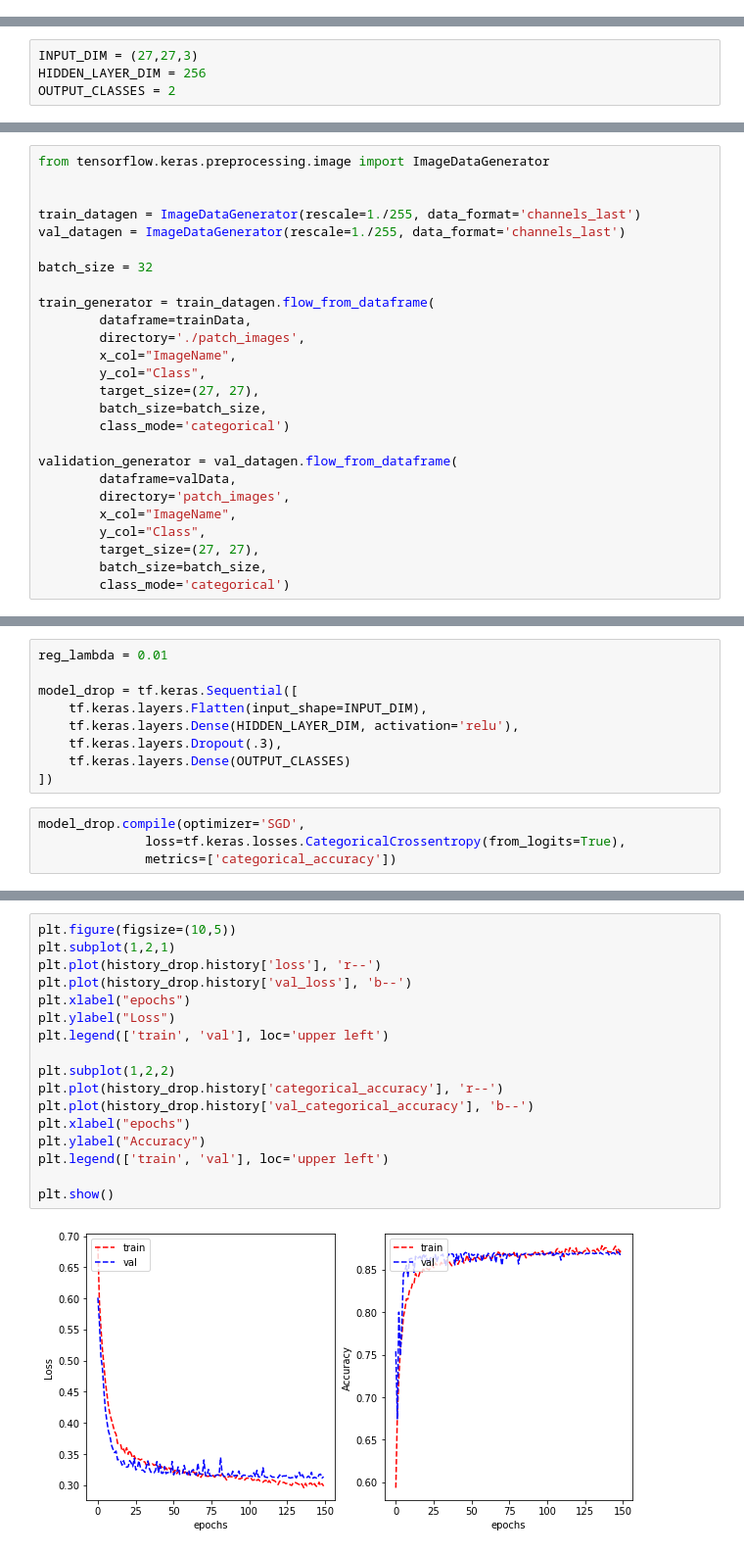
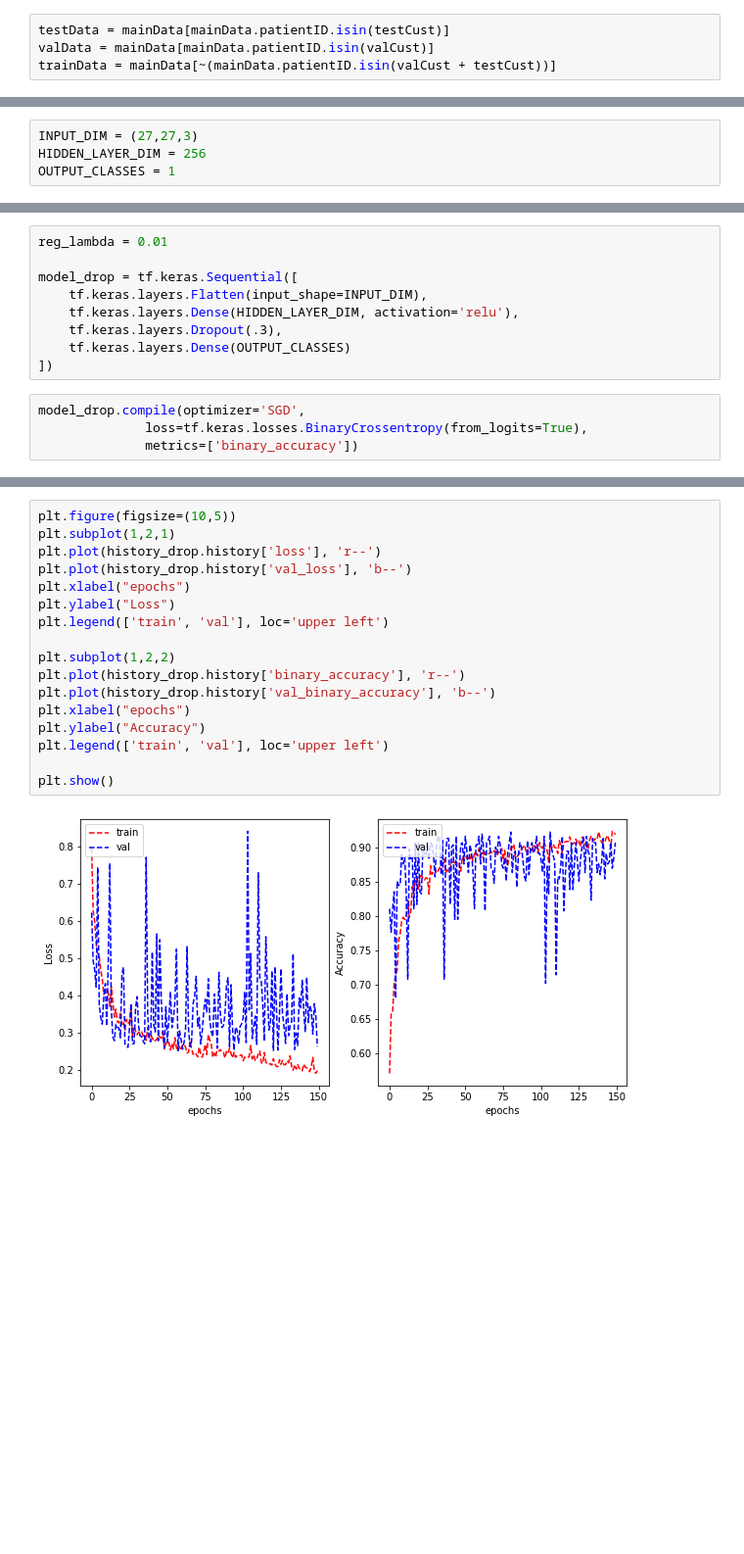
Before and after one commit to simonb65/COSC2673-A2, a Jupyter notebook: Ass2-Dev.ipynb, the cells around one changed output, grey strips where cells are left out. Shown: that part at 98% size. Cells and saved outputs as stored; diff of their text form; blank space fills up the shorter version.

```diff
--- a/Ass2-Dev.ipynb
+++ b/Ass2-Dev.ipynb
@@ -169,0 +210,4 @@ mainData.append(extraData, ignore_index=True)
+# %%
+testData = mainData[mainData.patientID.isin(testCust)]
+valData = mainData[mainData.patientID.isin(valCust)]
+trainData = mainData[~(mainData.patientID.isin(valCust + testCust))]
@@ -173,4 +254,4 @@ mainData.append(extraData, ignore_index=True)
 # %%
 INPUT_DIM = (27,27,3)
 HIDDEN_LAYER_DIM = 256
-OUTPUT_CLASSES = 2
+OUTPUT_CLASSES = 1
@@ -236,26 +313,0 @@ trainData.head()
-# %%
-from tensorflow.keras.preprocessing.image import ImageDataGenerator
-
-
-train_datagen = ImageDataGenerator(rescale=1./255, data_format='channels_last')
-val_datagen = ImageDataGenerator(rescale=1./255, data_format='channels_last')
-
-batch_size = 32
-
-train_generator = train_datagen.flow_from_dataframe(
-        dataframe=trainData,
-        directory='./patch_images',
-        x_col="ImageName",
-        y_col="Class",
-        target_size=(27, 27),
-        batch_size=batch_size,
-        class_mode='categorical')
-
-validation_generator = val_datagen.flow_from_dataframe(
-        dataframe=valData,
-        directory='patch_images',
-        x_col="ImageName",
-        y_col="Class",
-        target_size=(27, 27),
-        batch_size=batch_size,
-        class_mode='categorical')
@@ -370,8 +431,8 @@ model_drop = tf.keras.Sequential([
 ])
 # %%
 model_drop.compile(optimizer='SGD',
-              loss=tf.keras.losses.CategoricalCrossentropy(from_logits=True),
-              metrics=['categorical_accuracy'])
+              loss=tf.keras.losses.BinaryCrossentropy(from_logits=True),
+              metrics=['binary_accuracy'])
 # %%
 model_drop.summary()
 # %% [output]
@@ -406,19 +467,19 @@ Took =  0:07:24.062034
 # %%
 plt.figure(figsize=(10,5))
 plt.subplot(1,2,1)
 plt.plot(history_drop.history['loss'], 'r--')
 plt.plot(history_drop.history['val_loss'], 'b--')
 plt.xlabel("epochs")
 plt.ylabel("Loss")
 plt.legend(['train', 'val'], loc='upper left')
 
 plt.subplot(1,2,2)
-plt.plot(history_drop.history['categorical_accuracy'], 'r--')
-plt.plot(history_drop.history['val_categorical_accuracy'], 'b--')
+plt.plot(history_drop.history['binary_accuracy'], 'r--')
+plt.plot(history_drop.history['val_binary_accuracy'], 'b--')
 plt.xlabel("epochs")
 plt.ylabel("Accuracy")
 plt.legend(['train', 'val'], loc='upper left')
 
 plt.show()
 # %% [output]
-[figure, old version]
+[figure, new version]
```
Also changed, not shown: parts of 36 cells of this notebook, 2 other files.
